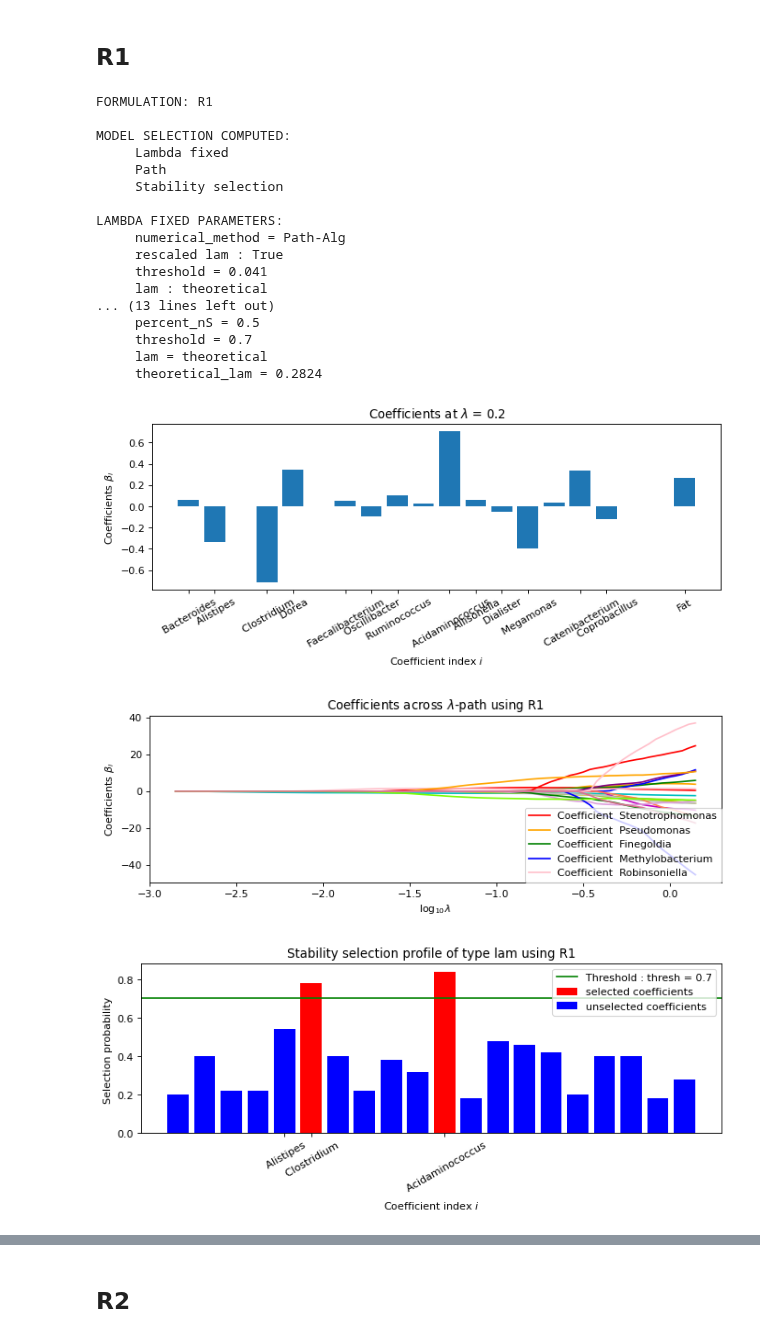
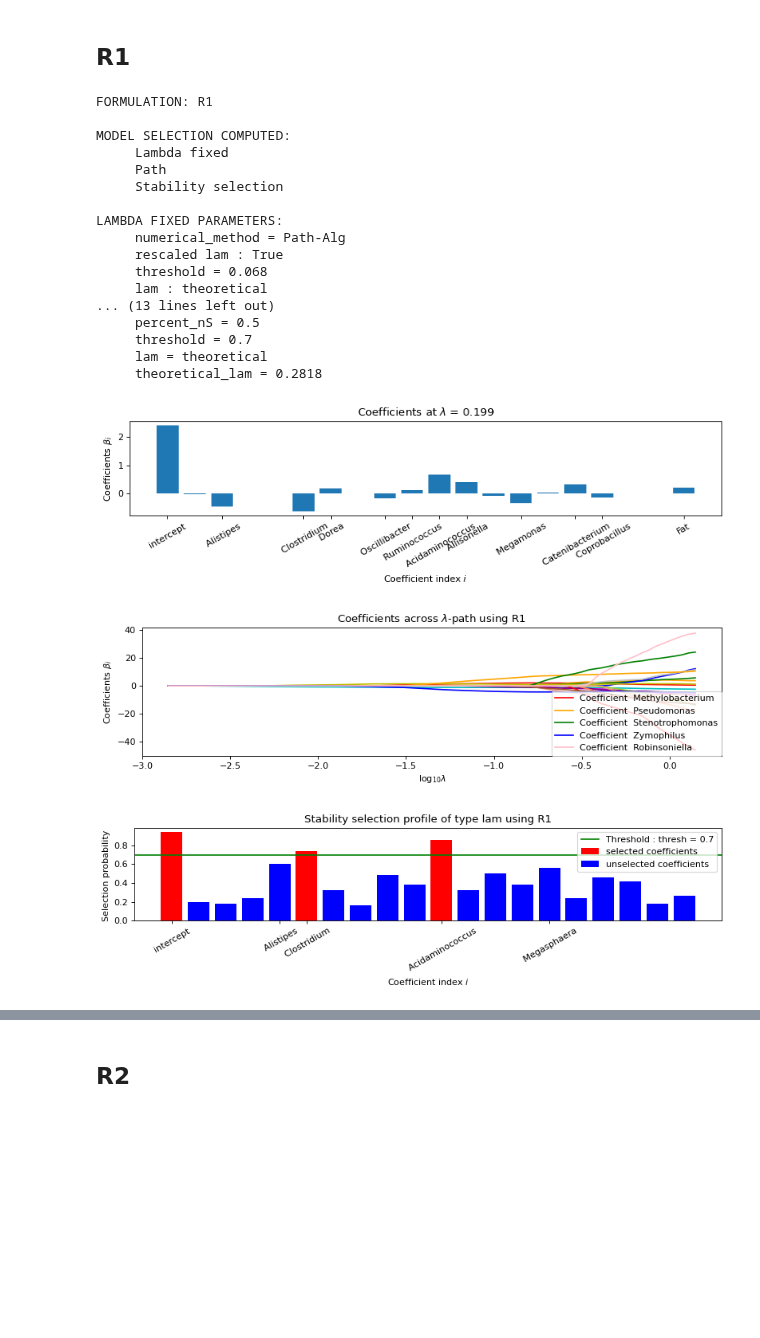
Before and after one commit to Leo-Simpson/c-lasso, a Jupyter notebook: examples/example-notebook.ipynb, the cells around one changed output, grey strips where cells are left out. Saved outputs shown, nothing was run; the diff lists cells and outputs as text; code cells hidden in the pictures; blank space fills up the shorter version.

```diff
--- a/examples/example-notebook.ipynb
+++ b/examples/example-notebook.ipynb
@@ -42,10 +42,10 @@ X_C = X_C - np.mean(X_C, axis = 0)  #Covariate data (Calorie)
 X_F = X_F - np.mean(X_F, axis = 0)  #Covariate data (Fat)
 X0 = clr(X0, 1 / 2).T
 
-X     = np.concatenate((X0, X_C, X_F, np.ones((len(X0), 1))), axis = 1) # Joint microbiome and covariate data and offset
-label = np.concatenate([labels, np.array(['Calorie', 'Fat', 'Bias'])])
+X     = np.concatenate((X0, X_C, X_F), axis = 1) # Joint microbiome and covariate data and offset
+label = np.concatenate([labels, np.array(['Calorie', 'Fat'])])
 C = np.ones((1, len(X[0])))
-C[0, -1], C[0, -2], C[0, -3] = 0., 0., 0.
+C[0, -1], C[0, -2] = 0., 0.
 
 X.shape
 # %% [output]
@@ -55,37 +55,40 @@ X.shape
 # %%
 problem = classo_problem(X, y, C, label = label)
 
+problem.formulation.intercept = True
 problem.model_selection.LAMfixed                    = True
 problem.model_selection.StabSelparameters.method      = 'lam'
 problem.model_selection.StabSelparameters.threshold_label = 0.5
 problem.model_selection.PATH = True
+problem.model_selection.ALO = True
 # %% [markdown]
 ## R1
 # %%
+problem.data.label = label
 problem.formulation.concomitant = False
 problem.solve()
 problem.solution.PATH.save = path + 'R1-'
 problem.solution.StabSel.save1 = path + 'R1-StabSel'
 problem.solution.StabSel.save2 = path + 'R1-StabSel-beta'
 print(problem, problem.solution)
 # %% [output]
 FORMULATION: R1
 
 MODEL SELECTION COMPUTED:
      Lambda fixed
      Path
      Stability selection
 
 LAMBDA FIXED PARAMETERS:
      numerical_method = Path-Alg
      rescaled lam : True
-     threshold = 0.041
+     threshold = 0.068
      lam : theoretical
 ... (13 lines left out)
      percent_nS = 0.5
      threshold = 0.7
      lam = theoretical
-     theoretical_lam = 0.2824
+     theoretical_lam = 0.2818
-[figure, old version]
+[figure, new version]
-[figure, old version]
+[figure, new version]
-[figure, old version]
+[figure, new version]
```
Also changed, not shown: parts of 5 cells of this notebook, 6 other files.
